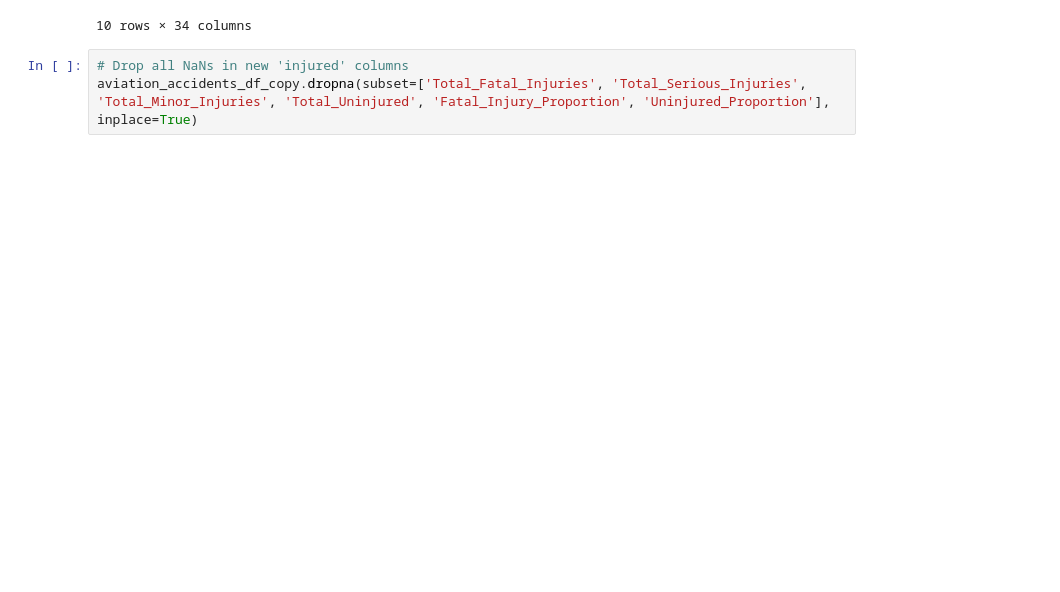
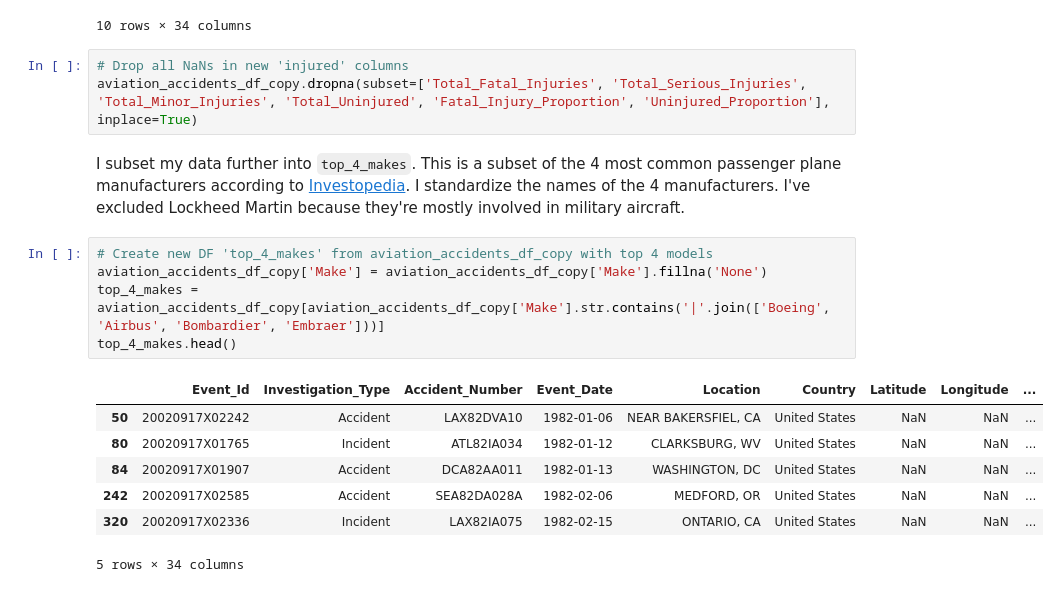
Before and after one commit to kev065/aviation-accidents, a Jupyter notebook: index.ipynb, the cells around one changed output. Saved outputs shown, nothing was run; the diff lists cells and outputs as text; blank space fills up the shorter version.

Commit message:
fix: Handle NaN values in 'Make' column
- Replace NaN values in the 'Make' column with the string 'None'.
- This change resolves a ValueError that occurs when applying the str.contains() function to create a subset DataFrame of the top 4 aircraft manufacturers.

```diff
--- a/index.ipynb
+++ b/index.ipynb
@@ -170,3 +170,18 @@ aviation_accidents_df_copy[aviation_accidents_df_copy['Fatal_Injury_Proportion']
 # %%
 # Drop all NaNs in new 'injured' columns
 aviation_accidents_df_copy.dropna(subset=['Total_Fatal_Injuries', 'Total_Serious_Injuries', 'Total_Minor_Injuries', 'Total_Uninjured', 'Fatal_Injury_Proportion', 'Uninjured_Proportion'], inplace=True)
+# %% [markdown]
+I subset my data further into `top_4_makes`. This is a subset of the 4 most common passenger plane manufacturers according to [Investopedia](https://www.investopedia.com/ask/answers/050415/what-companies-are-major-players-airline-supply-business.asp). I standardize the names of the 4 manufacturers. I've excluded Lockheed Martin because they're mostly involved in military aircraft.
+# %%
+# Create new DF 'top_4_makes' from aviation_accidents_df_copy with top 4 models
+aviation_accidents_df_copy['Make'] = aviation_accidents_df_copy['Make'].fillna('None')
+top_4_makes = aviation_accidents_df_copy[aviation_accidents_df_copy['Make'].str.contains('|'.join(['Boeing', 'Airbus', 'Bombardier', 'Embraer']))]
+top_4_makes.head()
+# %% [output]
+|  | Event_Id | Investigation_Type | Accident_Number | Event_Date | Location | Country | Latitude | Longitude | ... |
+| 50 | 20020917X02242 | Accident | LAX82DVA10 | 1982-01-06 | NEAR BAKERSFIEL, CA | United States | NaN | NaN | ... |
+| 80 | 20020917X01765 | Incident | ATL82IA034 | 1982-01-12 | CLARKSBURG, WV | United States | NaN | NaN | ... |
+| 84 | 20020917X01907 | Accident | DCA82AA011 | 1982-01-13 | WASHINGTON, DC | United States | NaN | NaN | ... |
+| 242 | 20020917X02585 | Accident | SEA82DA028A | 1982-02-06 | MEDFORD, OR | United States | NaN | NaN | ... |
+| 320 | 20020917X02336 | Incident | LAX82IA075 | 1982-02-15 | ONTARIO, CA | United States | NaN | NaN | ... |
+5 rows × 34 columns
```
